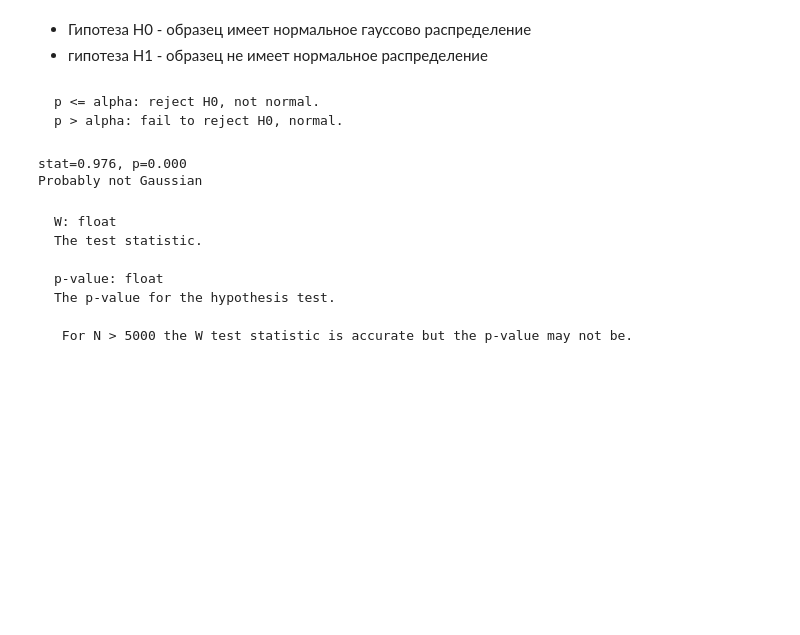
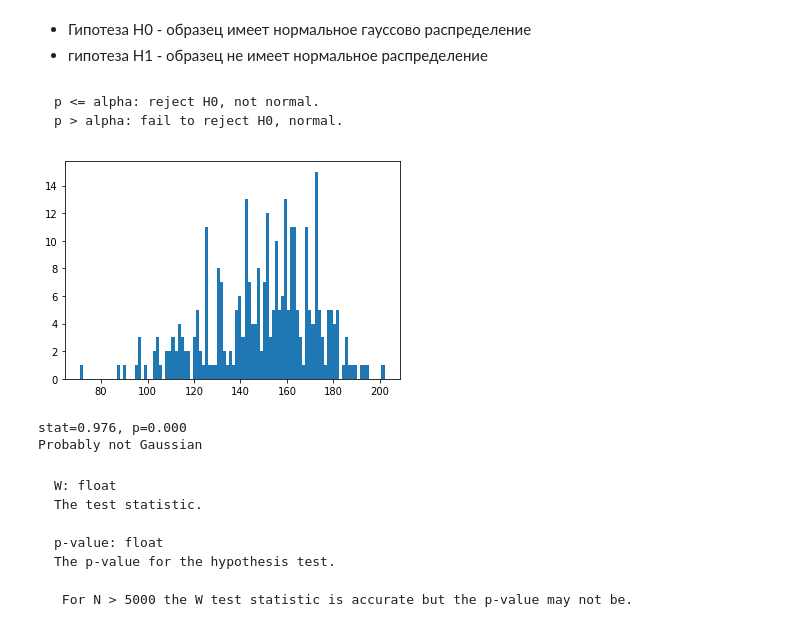
Before and after one commit to yustinaivanova/netology_statistics_february_20, a Jupyter notebook: lecture_3.ipynb, the cells around one changed output. Saved outputs shown, nothing was run; the diff lists cells and outputs as text; code cells hidden in the pictures; blank space fills up the shorter version.

````diff
--- a/lecture_3.ipynb
+++ b/lecture_3.ipynb
@@ -275,6 +286,11 @@ https://en.wikipedia.org/wiki/Wilcoxon_signed-rank_test
 p <= alpha: reject H0, not normal.
 p > alpha: fail to reject H0, normal.
 ```
+# %%
+plt.hist(data['thalach'], 100)
+plt.show()
+# %% [output]
+[figure, added]
 # %%
 # Example of the Shapiro-Wilk Normality Test
 from scipy.stats import shapiro
````
Also changed, not shown: parts of 13 cells of this notebook, 1 other file.
